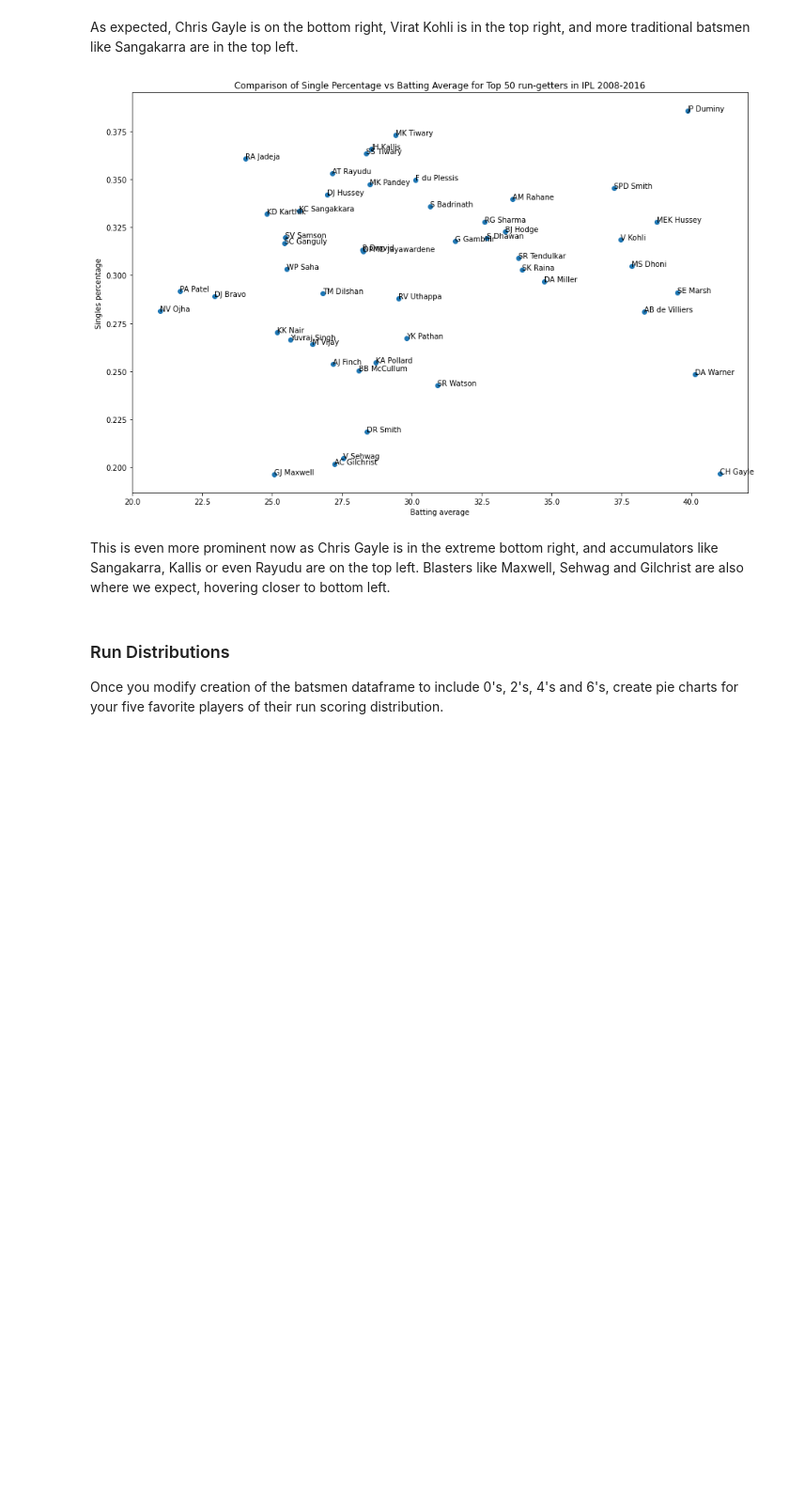
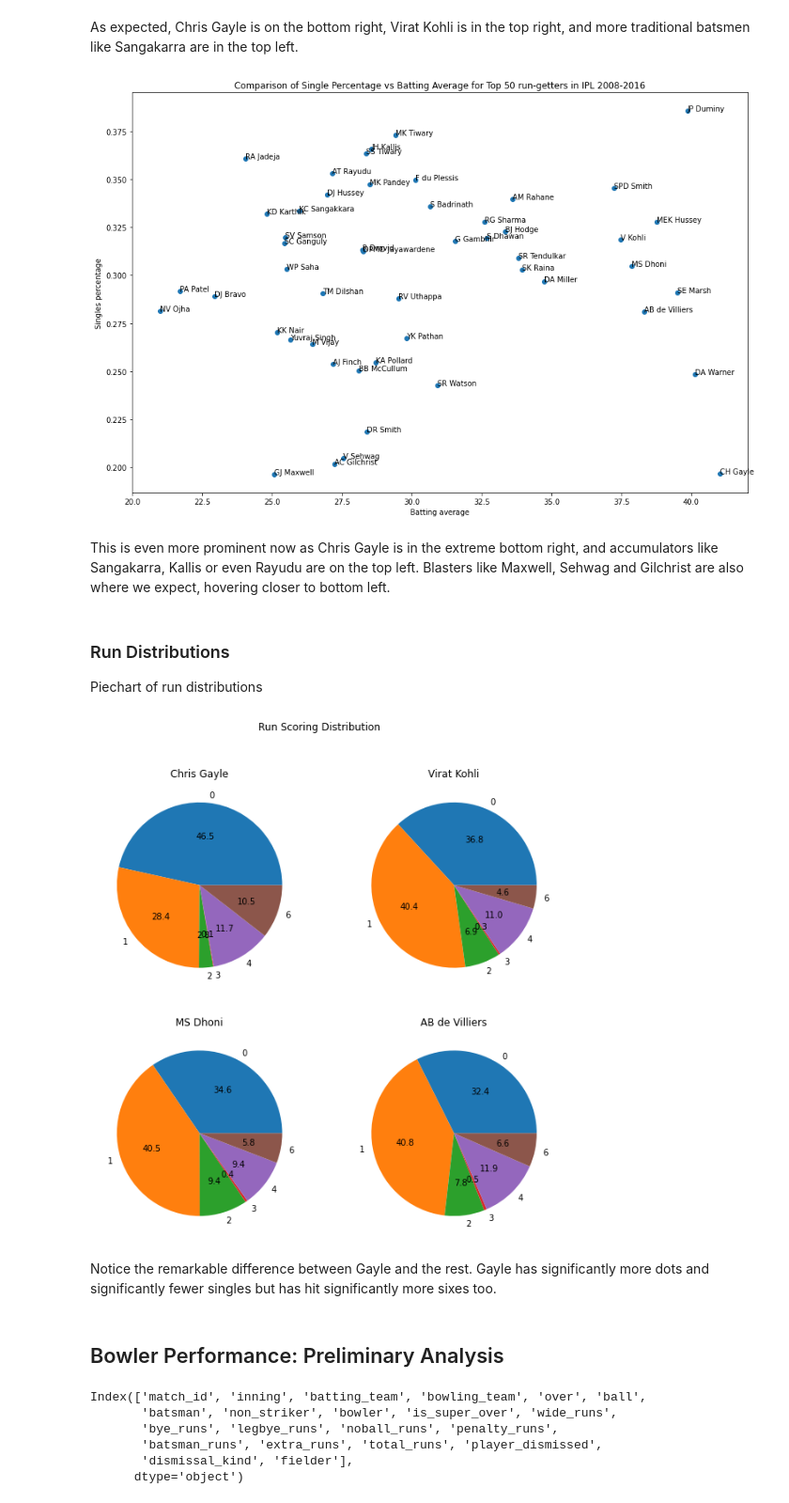
Before and after one commit to harshamuddu/IPL, a Jupyter notebook: IPL_Mining_Modeling_and_Predicting.ipynb, the cells around one changed output. Shown at 94% size. Drawn from its saved outputs; the diff is of its cells as text; code cells hidden in the pictures; blank space fills up the shorter version.

```diff
--- a/IPL_Mining_Modeling_and_Predicting.ipynb
+++ b/IPL_Mining_Modeling_and_Predicting.ipynb
@@ -105,0 +91,22 @@ for batter in batsmen_names:
+# %%
+batsmen_names = set(deliveries_df["batsman"]) # list of all batsmen
+batsmen_stats_dict = {}
+
+for batter in batsmen_names:
+    batter_data = deliveries_df[deliveries_df["batsman"] == batter]
+    innings = len(set(batter_data["match_id"]))
+
+    # Balls Faced = Total balls on strike - no balls - wide balls
+    balls_faced = len(batter_data) - len(batter_data[batter_data["noball_runs"] > 0]) - len(batter_data[batter_data["wide_runs"] > 0])
+    runs_scored = sum(batter_data["batsman_runs"])
+    dismissals = len(deliveries_df[deliveries_df["player_dismissed"] == batter])
+
+    run_distribution = batter_data["batsman_runs"].value_counts().to_dict()
+    dismissal_distribution = batter_data[batter_data["dismissal_kind"].notna()]["dismissal_kind"].value_counts().to_dict()
+
+    batsmen_stats_dict[batter] = {"Innings":innings,
+                                  "Runs": runs_scored,
+                                  "Balls Faced": balls_faced,
+                                  "Dismissals": dismissals,
+                                  "Run Distribution":run_distribution,
+                                  "Dismissal Distribution": dismissal_distribution}
@@ -156,7 +183,45 @@ fig.show()
 [figure]
 # %% [markdown]
 This is even more prominent now as Chris Gayle is in the extreme bottom right, and accumulators like Sangakarra, Kallis or even Rayudu are on the top left. Blasters like Maxwell, Sehwag and Gilchrist are also where we expect, hovering closer to bottom left.
-# %% [markdown]
-### Run Distributions
-
-Once you modify creation of the batsmen dataframe to include 0's, 2's, 4's and 6's, create pie charts for your five favorite players of their run scoring distribution.
+# %% [markdown]
+### Run Distributions
+
+Piechart of run distributions
+# %%
+gayle = batsmen_stats_dict["CH Gayle"]["Run Distribution"]
+kohli = batsmen_stats_dict["V Kohli"]["Run Distribution"]
+dhoni = batsmen_stats_dict["MS Dhoni"]["Run Distribution"]
+abd = batsmen_stats_dict["AB de Villiers"]["Run Distribution"]
+
+order = sorted(gayle.keys())
+
+fig, ((ax1, ax2), (ax3, ax4)) = plt.subplots(nrows = 2, ncols = 2, figsize=(10,10))
+ax1.pie([v for k,v in sorted(gayle.items())], labels=[int(k) for k in order], autopct='%1.1f')
+ax1.set_title("Chris Gayle")
+
+ax2.pie([v for k,v in sorted(kohli.items())], labels=[int(k) for k in order], autopct='%1.1f')
+ax2.set_title("Virat Kohli")
+
+ax3.pie([v for k,v in sorted(dhoni.items())], labels=[int(k) for k in order], autopct='%1.1f')
+ax3.set_title("MS Dhoni")
+
+ax4.pie([v for k,v in sorted(abd.items())], labels=[int(k) for k in order], autopct='%1.1f')
+ax4.set_title("AB de Villiers")
+
+fig.suptitle("Run Scoring Distribution")
+fig.show()
+# %% [output]
+[figure, added]
+# %% [markdown]
+Notice the remarkable difference between Gayle and the rest. Gayle has significantly more dots and significantly fewer singles but has hit significantly more sixes too.
+# %% [markdown]
+## Bowler Performance: Preliminary Analysis
+# %%
+deliveries_df.columns
+# %% [output]
+Index(['match_id', 'inning', 'batting_team', 'bowling_team', 'over', 'ball',
+       'batsman', 'non_striker', 'bowler', 'is_super_over', 'wide_runs',
+       'bye_runs', 'legbye_runs', 'noball_runs', 'penalty_runs',
+       'batsman_runs', 'extra_runs', 'total_runs', 'player_dismissed',
+       'dismissal_kind', 'fielder'],
+      dtype='object')
```
Also changed, not shown: parts of 18 cells of this notebook.
